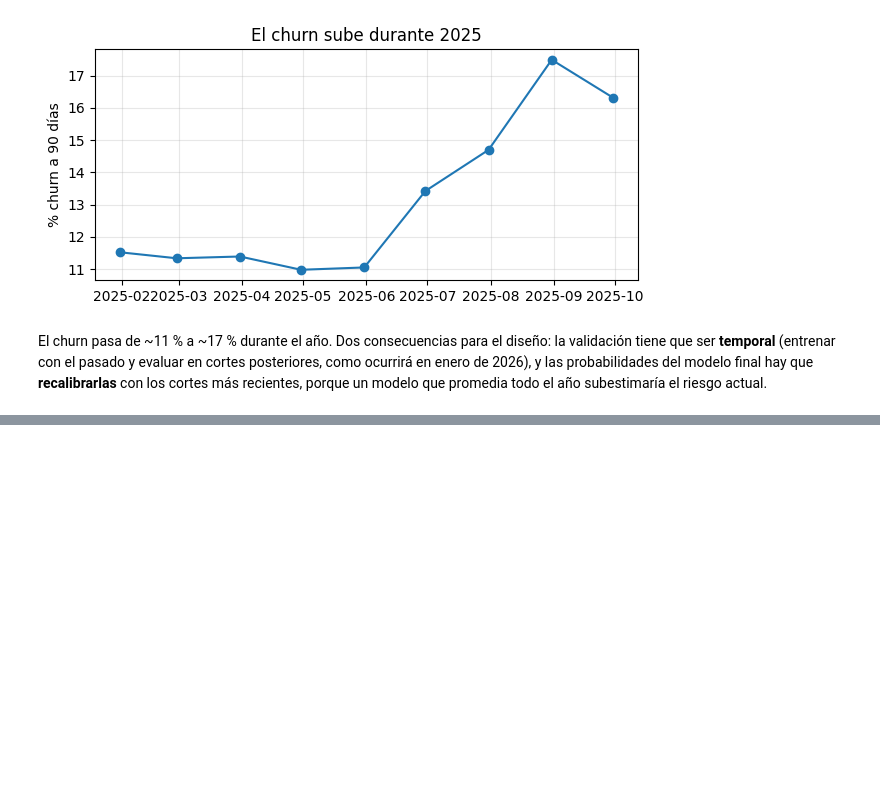
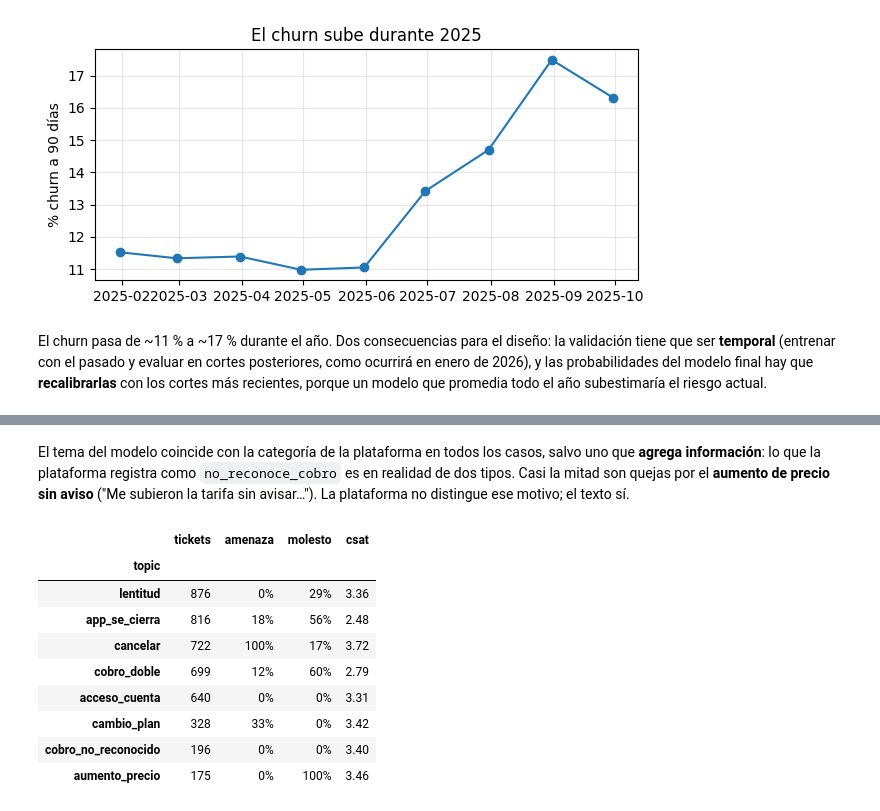
Before and after one commit to unfresh25/conecta-churn, a Jupyter notebook: solucion.ipynb, the cells around one changed output, grey strips where cells are left out. Cells and saved outputs as stored; diff of their text form; code cells hidden in the pictures; blank space fills up the shorter version.

```diff
--- a/solucion.ipynb
+++ b/solucion.ipynb
@@ -223,0 +293,19 @@ hay que **recalibrarlas** con los cortes más recientes, porque un modelo que pr
+# %% [markdown]
+El tema del modelo coincide con la categoría de la plataforma en todos los casos, salvo uno que **agrega información**:
+lo que la plataforma registra como `no_reconoce_cobro` es en realidad de dos tipos. Casi la mitad son quejas por el
+**aumento de precio sin aviso** ("Me subieron la tarifa sin avisar…"). La plataforma no distingue ese motivo; el texto sí.
+# %%
+summary = tk.groupby("topic").agg(tickets=("ticket_id", "size"), amenaza=("p_threat", lambda s: (s > .5).mean()),
+                                  molesto=("annoyed", "mean"), csat=("csat", "mean"))
+summary.sort_values("tickets", ascending=False).style.format({"amenaza": "{:.0%}", "molesto": "{:.0%}", "csat": "{:.2f}"})
+# %% [output]
+|  | tickets | amenaza | molesto | csat |
+| topic |  |  |  |  |
+| lentitud | 876 | 0% | 29% | 3.36 |
+| app_se_cierra | 816 | 18% | 56% | 2.48 |
+| cancelar | 722 | 100% | 17% | 3.72 |
+| cobro_doble | 699 | 12% | 60% | 2.79 |
+| acceso_cuenta | 640 | 0% | 0% | 3.31 |
+| cambio_plan | 328 | 33% | 0% | 3.42 |
+| cobro_no_reconocido | 196 | 0% | 0% | 3.40 |
+| aumento_precio | 175 | 0% | 100% | 3.46 |
```
Also changed, not shown: parts of 3 cells of this notebook, 3 other files.
